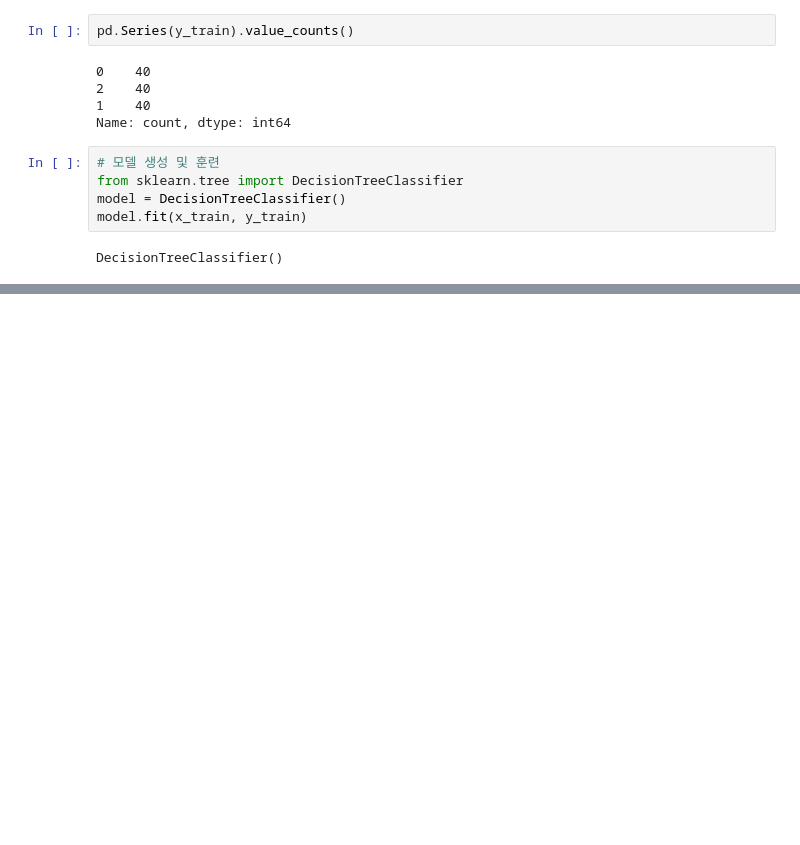
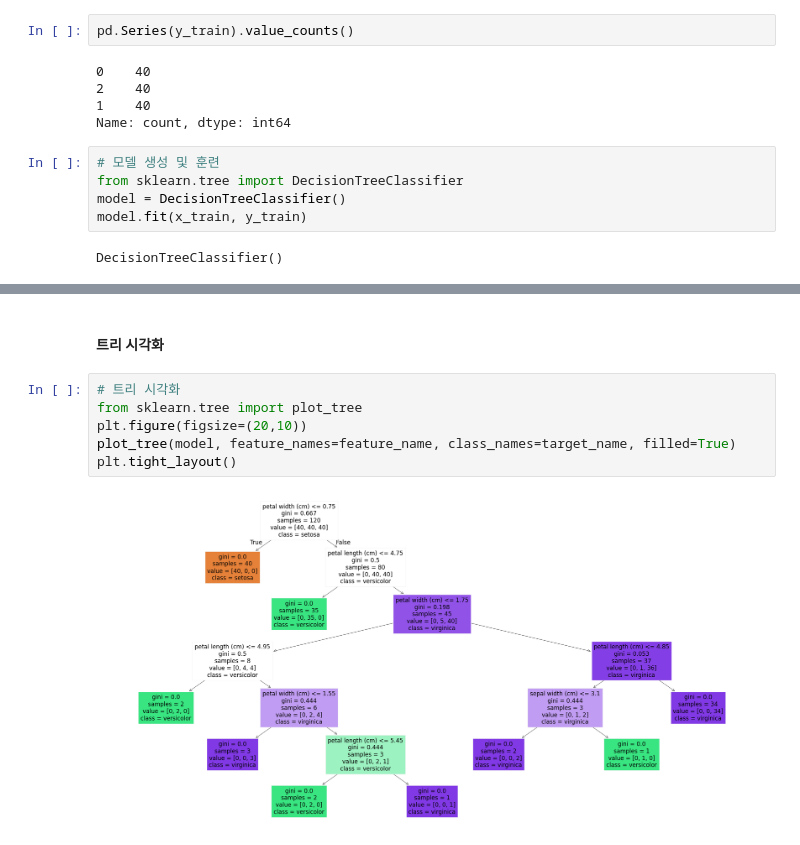
Before and after one commit to parkjiyon7/MSAI_6, a Jupyter notebook: classification_iris_species.ipynb, the cells around one changed output, grey strips where cells are left out. Cells and saved outputs as stored; diff of their text form; blank space fills up the shorter version.

Commit message:
iris data classification - tree update

```diff
--- a/classification_iris_species.ipynb
+++ b/classification_iris_species.ipynb
@@ -128,0 +137,10 @@ weighted avg       0.93      0.93      0.93        30
+# %% [markdown]
+#### 트리 시각화
+# %%
+# 트리 시각화
+from sklearn.tree import plot_tree
+plt.figure(figsize=(20,10))
+plot_tree(model, feature_names=feature_name, class_names=target_name, filled=True)
+plt.tight_layout()
+# %% [output]
+[figure, added]
```
Also changed, not shown: parts of 11 cells of this notebook.
